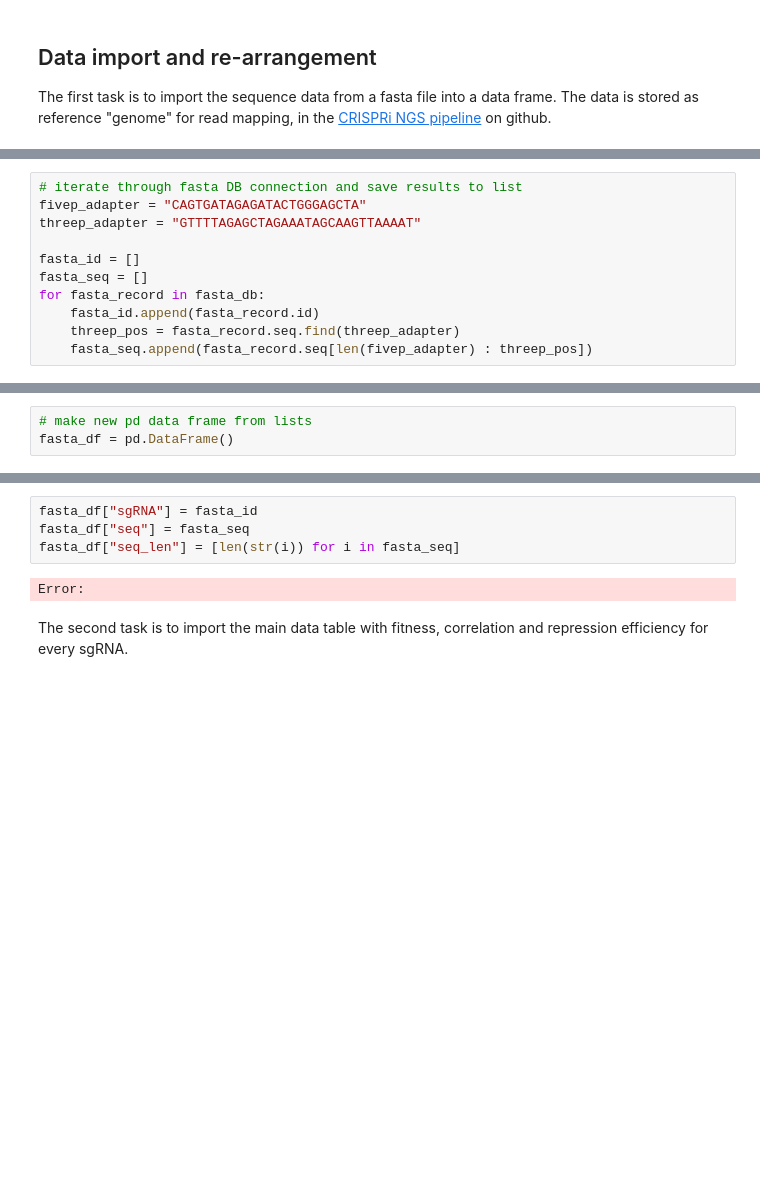
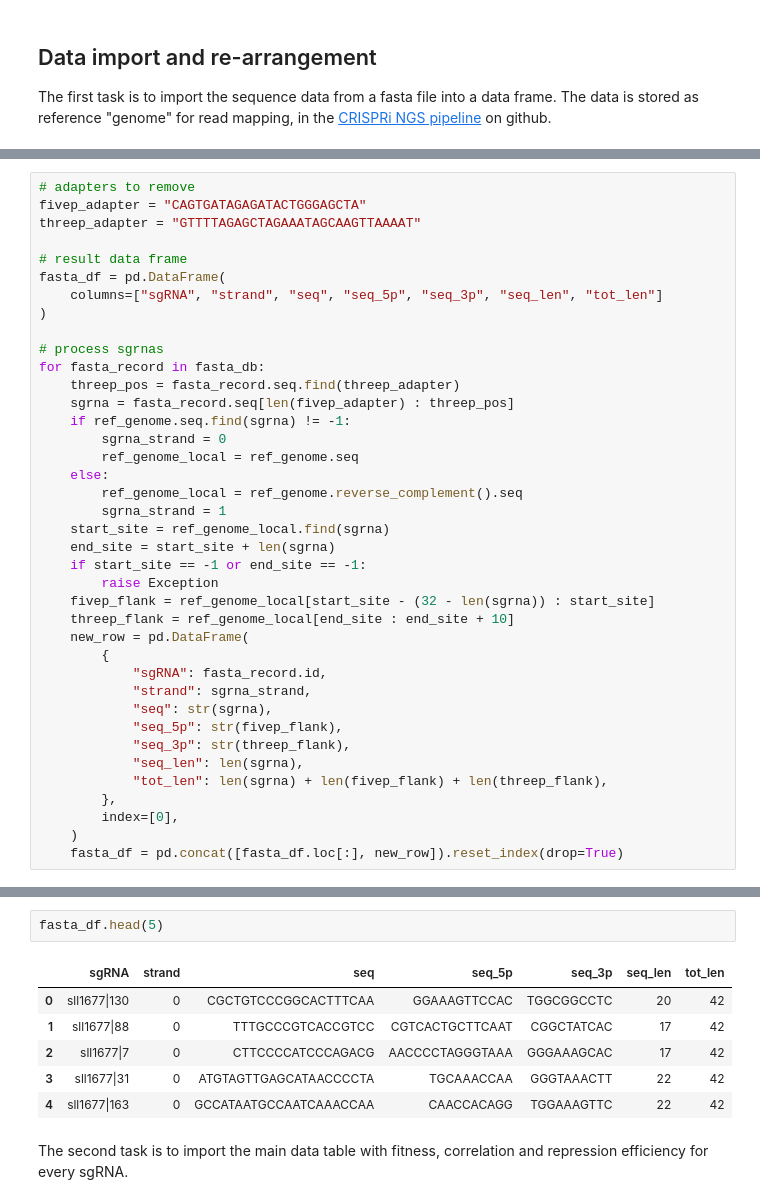
Before and after one commit to m-jahn/R-notebook-crispri-lib, a Jupyter notebook: sgRNA_library_V2/pipeline/sgRNA_ML_analysis.ipynb, the cells around one changed output, grey strips where cells are left out. Cells and saved outputs as stored; diff of their text form; blank space fills up the shorter version.

```diff
--- a/sgRNA_library_V2/pipeline/sgRNA_ML_analysis.ipynb
+++ b/sgRNA_library_V2/pipeline/sgRNA_ML_analysis.ipynb
@@ -63,11 +97,39 @@ Error:
 # %%
-# iterate through fasta DB connection and save results to list
+# adapters to remove
 fivep_adapter = "CAGTGATAGAGATACTGGGAGCTA"
 threep_adapter = "GTTTTAGAGCTAGAAATAGCAAGTTAAAAT"
 
-fasta_id = []
-fasta_seq = []
+# result data frame
+fasta_df = pd.DataFrame(
+    columns=["sgRNA", "strand", "seq", "seq_5p", "seq_3p", "seq_len", "tot_len"]
+)
+
+# process sgrnas
 for fasta_record in fasta_db:
-    fasta_id.append(fasta_record.id)
     threep_pos = fasta_record.seq.find(threep_adapter)
-    fasta_seq.append(fasta_record.seq[len(fivep_adapter) : threep_pos])
+    sgrna = fasta_record.seq[len(fivep_adapter) : threep_pos]
+    if ref_genome.seq.find(sgrna) != -1:
+        sgrna_strand = 0
+        ref_genome_local = ref_genome.seq
+    else:
+        ref_genome_local = ref_genome.reverse_complement().seq
+        sgrna_strand = 1
+    start_site = ref_genome_local.find(sgrna)
+    end_site = start_site + len(sgrna)
+    if start_site == -1 or end_site == -1:
+        raise Exception
+    fivep_flank = ref_genome_local[start_site - (32 - len(sgrna)) : start_site]
+    threep_flank = ref_genome_local[end_site : end_site + 10]
+    new_row = pd.DataFrame(
+        {
+            "sgRNA": fasta_record.id,
+            "strand": sgrna_strand,
+            "seq": str(sgrna),
+            "seq_5p": str(fivep_flank),
+            "seq_3p": str(threep_flank),
+            "seq_len": len(sgrna),
+            "tot_len": len(sgrna) + len(fivep_flank) + len(threep_flank),
+        },
+        index=[0],
+    )
+    fasta_df = pd.concat([fasta_df.loc[:], new_row]).reset_index(drop=True)
@@ -76,3 +135,0 @@ Error:
-# %%
-# make new pd data frame from lists
-fasta_df = pd.DataFrame()
@@ -81,9 +188,12 @@ Error:
 # %%
-fasta_df["sgRNA"] = fasta_id
-fasta_df["seq"] = fasta_seq
-fasta_df["seq_len"] = [len(str(i)) for i in fasta_seq]
+fasta_df.head(5)
 # %% [output]
-Error:
+|  | sgRNA | strand | seq | seq_5p | seq_3p | seq_len | tot_len |
+| 0 | sll1677|130 | 0 | CGCTGTCCCGGCACTTTCAA | GGAAAGTTCCAC | TGGCGGCCTC | 20 | 42 |
+| 1 | sll1677|88 | 0 | TTTGCCCGTCACCGTCC | CGTCACTGCTTCAAT | CGGCTATCAC | 17 | 42 |
+| 2 | sll1677|7 | 0 | CTTCCCCATCCCAGACG | AACCCCTAGGGTAAA | GGGAAAGCAC | 17 | 42 |
+| 3 | sll1677|31 | 0 | ATGTAGTTGAGCATAACCCCTA | TGCAAACCAA | GGGTAAACTT | 22 | 42 |
+| 4 | sll1677|163 | 0 | GCCATAATGCCAATCAAACCAA | CAACCACAGG | TGGAAAGTTC | 22 | 42 |
 # %% [markdown]
 The second task is to import the main data table with fitness, correlation and repression efficiency for every sgRNA.
 # %%
```
Also changed, not shown: parts of 75 cells of this notebook, 1 other file.
